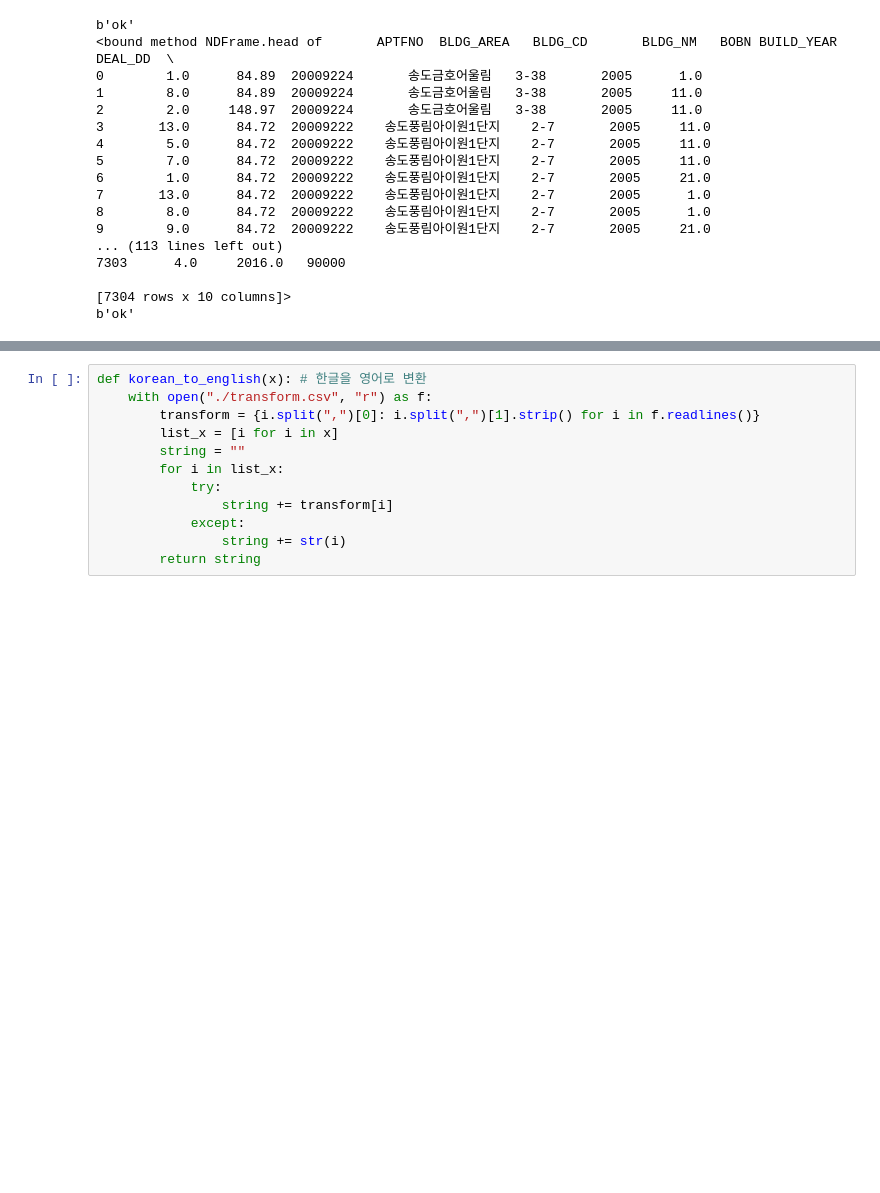
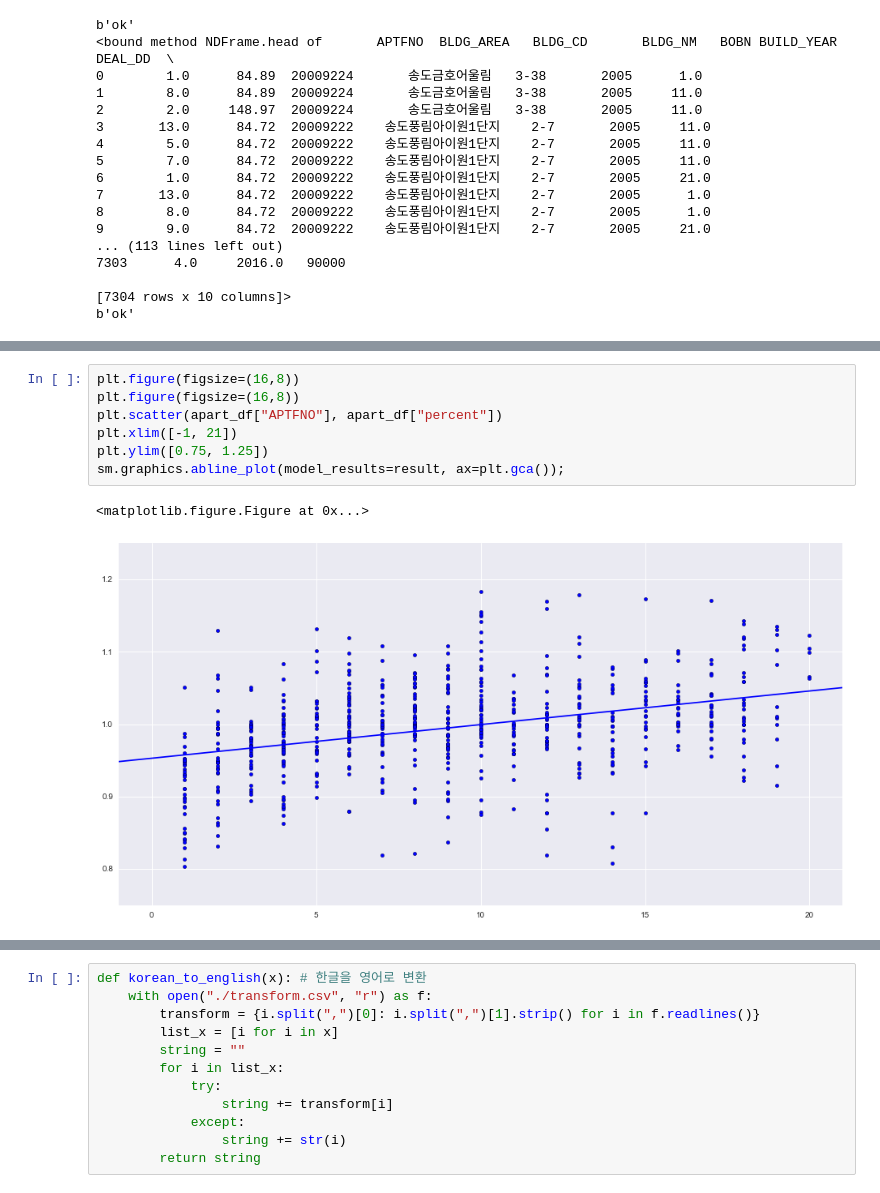
Before and after one commit to kmsmoo/project_littletiger, a Jupyter notebook: crawling_and_graph.ipynb, the cells around one changed output, grey strips where cells are left out. Saved outputs shown, nothing was run; the diff lists cells and outputs as text; blank space fills up the shorter version.

```diff
--- a/crawling_and_graph.ipynb
+++ b/crawling_and_graph.ipynb
@@ -175,0 +265,10 @@ b'ok'
+# %%
+plt.figure(figsize=(16,8))
+plt.figure(figsize=(16,8))
+plt.scatter(apart_df["APTFNO"], apart_df["percent"])
+plt.xlim([-1, 21])
+plt.ylim([0.75, 1.25])
+sm.graphics.abline_plot(model_results=result, ax=plt.gca());
+# %% [output]
+<matplotlib.figure.Figure at 0x...>
+[figure, added]
```
Also changed, not shown: parts of 15 cells of this notebook.
